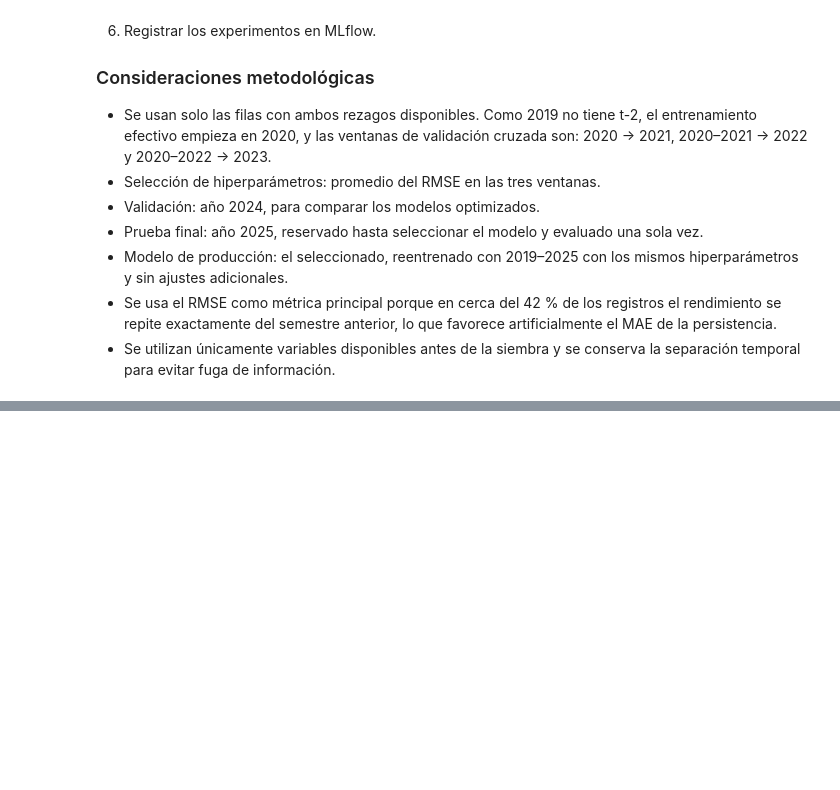
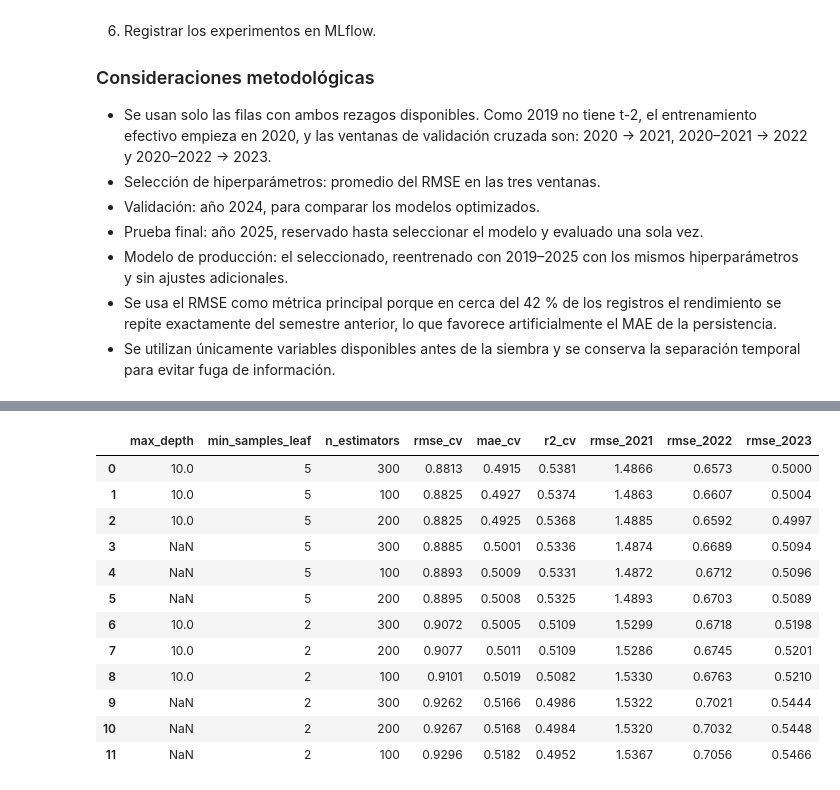
Before and after one commit to VicKingo98/agropredict-colombia, a Jupyter notebook: notebooks/05.1_optimizacion_modelos.ipynb, the cells around one changed output, grey strips where cells are left out. Saved outputs shown, nothing was run; the diff lists cells and outputs as text; code cells hidden in the pictures; blank space fills up the shorter version.

Commit message:
Optimizar modelos con validacion temporal y versionar XGBoost final

```diff
--- a/notebooks/05.1_optimizacion_modelos.ipynb
+++ b/notebooks/05.1_optimizacion_modelos.ipynb
@@ -46,0 +360,16 @@ Random Forest y XGBoost.
+# %%
+# Espacio inicial de búsqueda para Random Forest
+parametros_rf = {
+    "n_estimators": [100, 200, 300],
+    "max_depth": [10, None],
+    "min_samples_leaf": [2, 5]
+}
+
+combinaciones_rf = list(ParameterGrid(parametros_rf))
+
+print("=== BÚSQUEDA DE HIPERPARÁMETROS RANDOM FOREST ===")
+print(f"Combinaciones: {len(combinaciones_rf)}")
+print(f"Ventanas temporales: {len(VENTANAS_CV)}")
+print(f"Entrenamientos previstos: {len(combinaciones_rf) * len(VENTANAS_CV)}")
+
+display(pd.DataFrame(combinaciones_rf))
@@ -46,0 +394,68 @@ Random Forest y XGBoost.
+# %%
+from time import perf_counter
+
+resultados_busqueda_rf = []
+inicio = perf_counter()
+
+for i, params in enumerate(combinaciones_rf, start=1):
+
+    modelo = RandomForestRegressor(
+        **params,
+        random_state=42,
+        n_jobs=-1
+    )
+
+    resultados_cv = evaluar_cv_temporal(
+        modelo=modelo,
+        nombre_modelo="RandomForest"
+    )
+
+    resultados_busqueda_rf.append({
+        **params,
+        "rmse_cv": resultados_cv["rmse"].mean(),
+        "mae_cv": resultados_cv["mae"].mean(),
+        "r2_cv": resultados_cv["r2"].mean(),
+        "rmse_2021": resultados_cv.loc[
+            resultados_cv["anio_validacion"] == 2021, "rmse"
+        ].iloc[0],
+        "rmse_2022": resultados_cv.loc[
+            resultados_cv["anio_validacion"] == 2022, "rmse"
+        ].iloc[0],
+        "rmse_2023": resultados_cv.loc[
+            resultados_cv["anio_validacion"] == 2023, "rmse"
+        ].iloc[0]
+    })
+
+    print(
+        f"[{i:02d}/{len(combinaciones_rf)}] "
+        f"RMSE promedio: {resultados_cv['rmse'].mean():.4f}"
+    )
+
+df_busqueda_rf = (
+    pd.DataFrame(resultados_busqueda_rf)
+    .sort_values("rmse_cv")
+    .reset_index(drop=True)
+)
+
+mejores_parametros_rf = {
+    clave: combinaciones_rf[
+        next(
+            i for i, p in enumerate(combinaciones_rf)
+            if all(
+                p[k] == df_busqueda_rf.iloc[0][k]
+                or (p[k] is None and pd.isna(df_busqueda_rf.iloc[0][k]))
+                for k in params
+            )
+        )
+    ][clave]
+    for clave in parametros_rf
+}
+
+print("\n=== MEJORES COMBINACIONES RANDOM FOREST ===")
+display(df_busqueda_rf.head(12).round(4))
+
+print("\n=== MEJORES HIPERPARÁMETROS ===")
+print(mejores_parametros_rf)
+
+print(f"\nTiempo total: {perf_counter() - inicio:.1f} segundos")
+# %% [output]
@@ -46,0 +476,13 @@ Random Forest y XGBoost.
+|  | max_depth | min_samples_leaf | n_estimators | rmse_cv | mae_cv | r2_cv | rmse_2021 | rmse_2022 | rmse_2023 |
+| 0 | 10.0 | 5 | 300 | 0.8813 | 0.4915 | 0.5381 | 1.4866 | 0.6573 | 0.5000 |
+| 1 | 10.0 | 5 | 100 | 0.8825 | 0.4927 | 0.5374 | 1.4863 | 0.6607 | 0.5004 |
+| 2 | 10.0 | 5 | 200 | 0.8825 | 0.4925 | 0.5368 | 1.4885 | 0.6592 | 0.4997 |
+| 3 | NaN | 5 | 300 | 0.8885 | 0.5001 | 0.5336 | 1.4874 | 0.6689 | 0.5094 |
+| 4 | NaN | 5 | 100 | 0.8893 | 0.5009 | 0.5331 | 1.4872 | 0.6712 | 0.5096 |
+| 5 | NaN | 5 | 200 | 0.8895 | 0.5008 | 0.5325 | 1.4893 | 0.6703 | 0.5089 |
+| 6 | 10.0 | 2 | 300 | 0.9072 | 0.5005 | 0.5109 | 1.5299 | 0.6718 | 0.5198 |
+| 7 | 10.0 | 2 | 200 | 0.9077 | 0.5011 | 0.5109 | 1.5286 | 0.6745 | 0.5201 |
+| 8 | 10.0 | 2 | 100 | 0.9101 | 0.5019 | 0.5082 | 1.5330 | 0.6763 | 0.5210 |
+| 9 | NaN | 2 | 300 | 0.9262 | 0.5166 | 0.4986 | 1.5322 | 0.7021 | 0.5444 |
+| 10 | NaN | 2 | 200 | 0.9267 | 0.5168 | 0.4984 | 1.5320 | 0.7032 | 0.5448 |
+| 11 | NaN | 2 | 100 | 0.9296 | 0.5182 | 0.4952 | 1.5367 | 0.7056 | 0.5466 |
```
Also changed, not shown: parts of 22 cells of this notebook, 2 other files.
